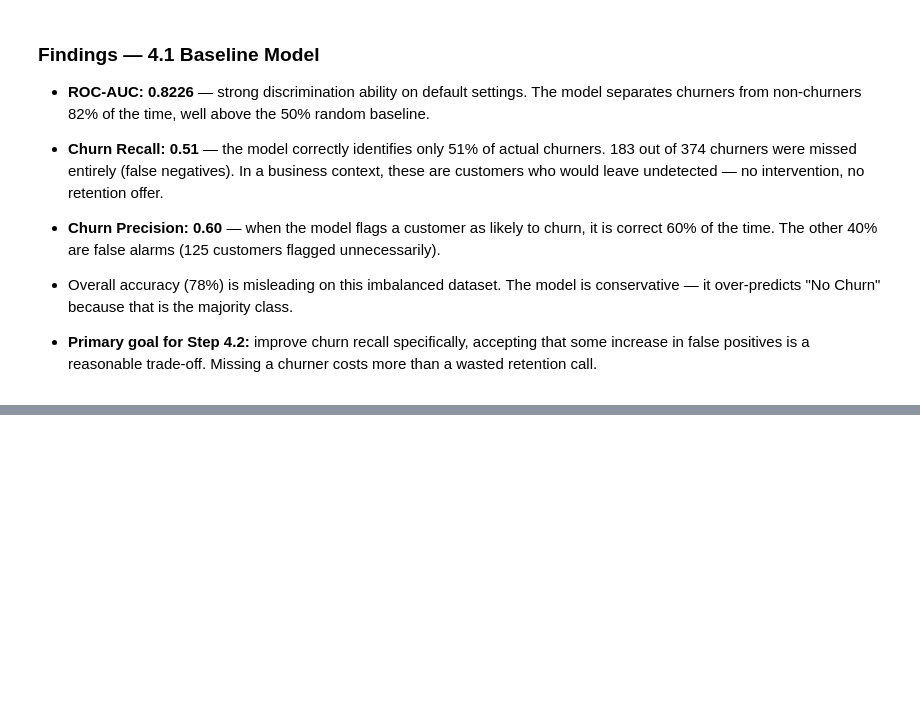
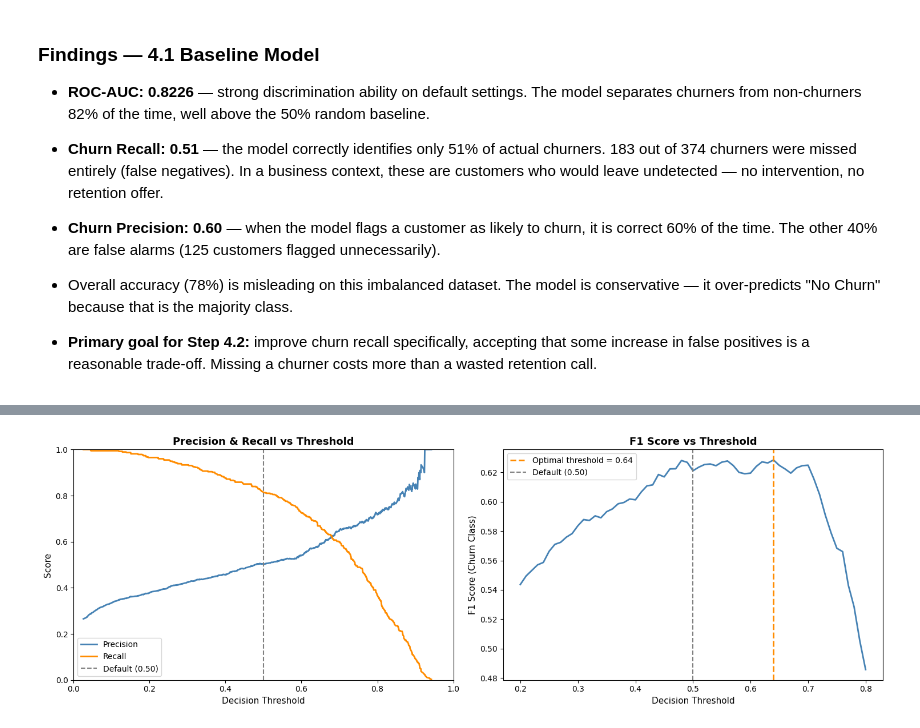
Before and after one commit to PrakharSharma-dev/customer-churn-analysis, a Jupyter notebook: notebooks/04_model_training.ipynb, the cells around one changed output, grey strips where cells are left out. Saved outputs shown, nothing was run; the diff lists cells and outputs as text; code cells hidden in the pictures; blank space fills up the shorter version.

```diff
--- a/notebooks/04_model_training.ipynb
+++ b/notebooks/04_model_training.ipynb
@@ -131,0 +282,98 @@ Plot saved.
+# %%
+# ── 4.3 Model Evaluation & Threshold Tuning ──────────────────────────────────
+
+from sklearn.metrics import precision_recall_curve, f1_score
+import numpy as np
+
+# ── 1. Precision-Recall Curve ─────────────────────────────────────────────────
+precisions, recalls, thresholds = precision_recall_curve(y_test, y_pred_prob_tuned)
+
+fig, axes = plt.subplots(1, 2, figsize=(15, 5))
+
+# Plot precision and recall across all thresholds
+axes[0].plot(thresholds, precisions[:-1], color="steelblue", lw=2, label="Precision")
+axes[0].plot(thresholds, recalls[:-1],    color="darkorange", lw=2, label="Recall")
+axes[0].axvline(x=0.50, color="gray", linestyle="--", lw=1.5, label="Default (0.50)")
+axes[0].set_xlabel("Decision Threshold", fontsize=11)
+axes[0].set_ylabel("Score", fontsize=11)
+axes[0].set_title("Precision & Recall vs Threshold", fontsize=13, fontweight="bold")
+axes[0].legend(fontsize=10)
+axes[0].set_xlim([0, 1])
+axes[0].set_ylim([0, 1])
+
+# ── 2. Find optimal threshold — maximises F1 for churn class ──────────────────
+f1_scores = []
+threshold_range = np.arange(0.20, 0.80, 0.01)
+
+for t in threshold_range:
+    preds = (y_pred_prob_tuned >= t).astype(int)
+    f1 = f1_score(y_test, preds, pos_label=1)
+    f1_scores.append(f1)
+
+best_threshold = threshold_range[np.argmax(f1_scores)]
+best_f1        = max(f1_scores)
+
+print(f"Optimal Threshold (max F1): {best_threshold:.2f}")
+print(f"Best F1 Score at that threshold: {best_f1:.4f}")
+
+# Plot F1 across thresholds
+axes[1].plot(threshold_range, f1_scores, color="steelblue", lw=2)
+axes[1].axvline(x=best_threshold, color="darkorange", linestyle="--", lw=2,
+                label=f"Optimal threshold = {best_threshold:.2f}")
+axes[1].axvline(x=0.50, color="gray", linestyle="--", lw=1.5,
+                label="Default (0.50)")
+axes[1].set_xlabel("Decision Threshold", fontsize=11)
+axes[1].set_ylabel("F1 Score (Churn Class)", fontsize=11)
+axes[1].set_title("F1 Score vs Threshold", fontsize=13, fontweight="bold")
+axes[1].legend(fontsize=10)
+
+plt.tight_layout()
+plt.savefig("visuals/04_threshold_tuning.png", dpi=150, bbox_inches="tight")
+plt.show()
+print("Plot saved.")
+
+# ── 3. Evaluate at optimal threshold ─────────────────────────────────────────
+y_pred_optimal = (y_pred_prob_tuned >= best_threshold).astype(int)
+
+print(f"\nClassification Report at Threshold = {best_threshold:.2f}:")
+print(classification_report(y_test, y_pred_optimal, target_names=["No Churn", "Churn"]))
+
+cm_optimal = confusion_matrix(y_test, y_pred_optimal)
+print("Confusion Matrix:")
+print(cm_optimal)
+
+# ── 4. Final summary table — all three models ─────────────────────────────────
+print("\n" + "="*60)
+print("FINAL MODEL COMPARISON SUMMARY")
+print("="*60)
+
+# Baseline metrics
+y_pred_baseline = baseline_model.predict(X_test)
+r_base  = recall_score(y_test, y_pred_baseline)
+p_base  = precision_recall_curve(y_test,
+            baseline_model.predict_proba(X_test)[:,1])[0]
+f1_base = f1_score(y_test, y_pred_baseline, pos_label=1)
+auc_base = roc_auc_score(y_test, baseline_model.predict_proba(X_test)[:,1])
+
+# Tuned (default threshold)
+r_tuned  = recall_score(y_test, y_pred_tuned)
+f1_tuned = f1_score(y_test, y_pred_tuned, pos_label=1)
+
+# Tuned (optimal threshold)
+r_opt  = recall_score(y_test, y_pred_optimal)
+f1_opt = f1_score(y_test, y_pred_optimal, pos_label=1)
+auc_opt = roc_auc_score(y_test, y_pred_prob_tuned)
+
+summary = pd.DataFrame({
+    "Model": [
+        "Baseline (threshold=0.50)",
+        "Tuned (threshold=0.50)",
+        f"Tuned (threshold={best_threshold:.2f})"
+    ],
+    "ROC-AUC":        [f"{auc_base:.3f}", f"{auc_tuned:.3f}", f"{auc_opt:.3f}"],
+    "Churn Recall":   [f"{r_base:.3f}",   f"{r_tuned:.3f}",   f"{r_opt:.3f}"],
+    "Churn F1":       [f"{f1_base:.3f}",  f"{f1_tuned:.3f}",  f"{f1_opt:.3f}"],
+})
+
+print(summary.to_string(index=False))
+# %% [output]
@@ -131,0 +382 @@ Plot saved.
+[figure, added]
```
Also changed, not shown: parts of 10 cells of this notebook.
